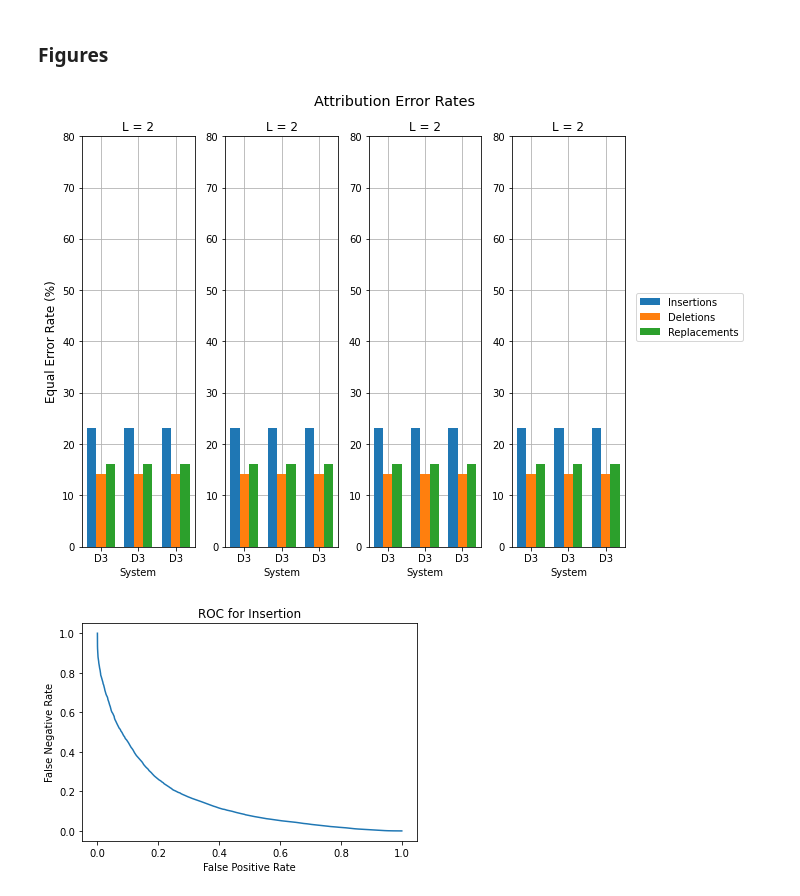
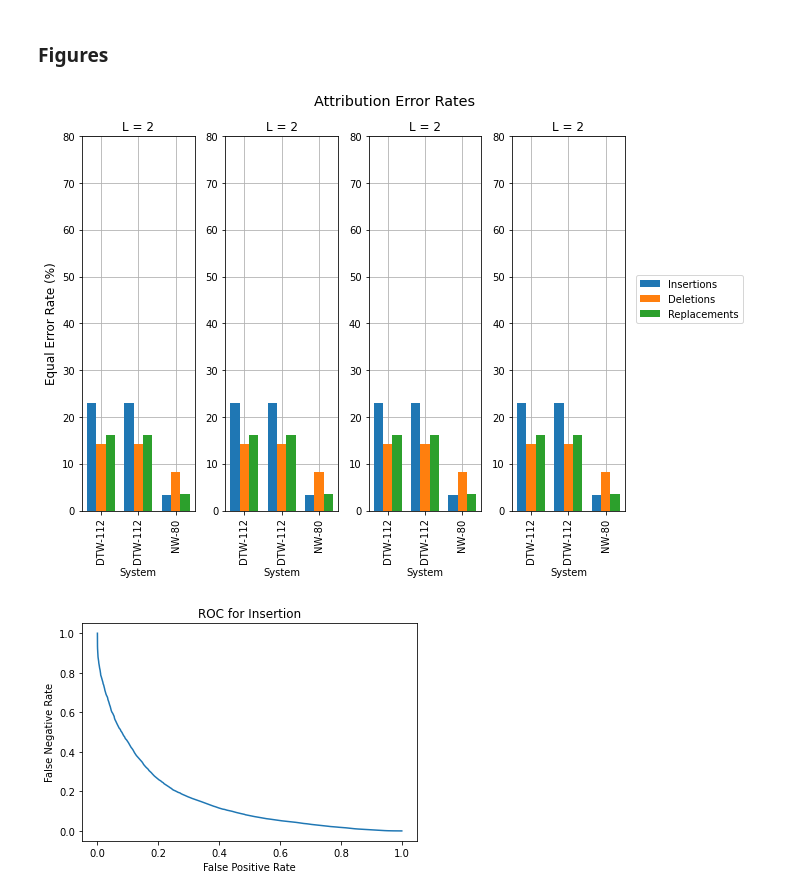
Before and after one commit to HMC-MIR/HSTW, a Jupyter notebook: 03_speech_eval.ipynb, the cells around one changed output. Drawn from its saved outputs; the diff is of its cells as text; code cells hidden in the pictures.

```diff
--- a/03_speech_eval.ipynb
+++ b/03_speech_eval.ipynb
@@ -218,7 +218,7 @@ for editTime in editTimes:
 # %% [markdown]
 ### Figures
 # %%
-def plotAttribution(timesToPlot, systemsToPlot, benchmark):
+def plotAttribution(timesToPlot, systemsToPlot, benchmark, sysNames):
     fig, axs = plt.subplots(1, len(timesToPlot), figsize = (10, 7))
 
     for i, plotTime in enumerate(timesToPlot):
@@ -231,7 +231,7 @@ def plotAttribution(timesToPlot, systemsToPlot, benchmark):
         replacements = []
         for j, plotSys in enumerate(systemsToPlot):
 
-            ROCfile = "/mnt/data0/tshaw/TamperingDetection/eval/%s/%s_%ss" % (plotSys, benchmark, str(editTime))
+            ROCfile = "/mnt/data0/tshaw/TamperingDetection/eval/%s/%s_%ss.pkl" % (plotSys, benchmark, str(editTime))
 
 
             ROCs = pkl.load(open(ROCfile, 'rb'))
@@ -246,7 +246,7 @@ def plotAttribution(timesToPlot, systemsToPlot, benchmark):
 
         axs[i].set_xlabel("System")
         axs[i].set_xticks(x)
-        axs[i].set_xticklabels(systemsToPlot)
+        axs[i].set_xticklabels(sysNames, rotation = 90)
         axs[i].set_ylim(0,80)
         axs[i].set_title("L = " + str(plotTime))
 
@@ -276,12 +276,13 @@ def findEER(ROC):
     return (savedFP + savedFN) / 2
 # %%
 timesToPlot = [2, 2, 2, 2]
-systemsToPlot = ["D3", "D3", "D3"]
+systemsToPlot = ["D3", "D3", "NW-80"]
+sysNames = ["DTW-112", "DTW-112", "NW-80"]
 benchmark = "train"
 
-plotAttribution(timesToPlot, systemsToPlot, benchmark)
+plotAttribution(timesToPlot, systemsToPlot, benchmark, sysNames)
 # %% [output]
-[figure, old version]
+[figure, new version]
 # %%
 ROCfile = "/mnt/data0/tshaw/TamperingDetection/eval/D3/train_2s"
 ROCs = pkl.load(open(ROCfile, 'rb'))
```
Also changed, not shown: parts of 10 cells of this notebook.
